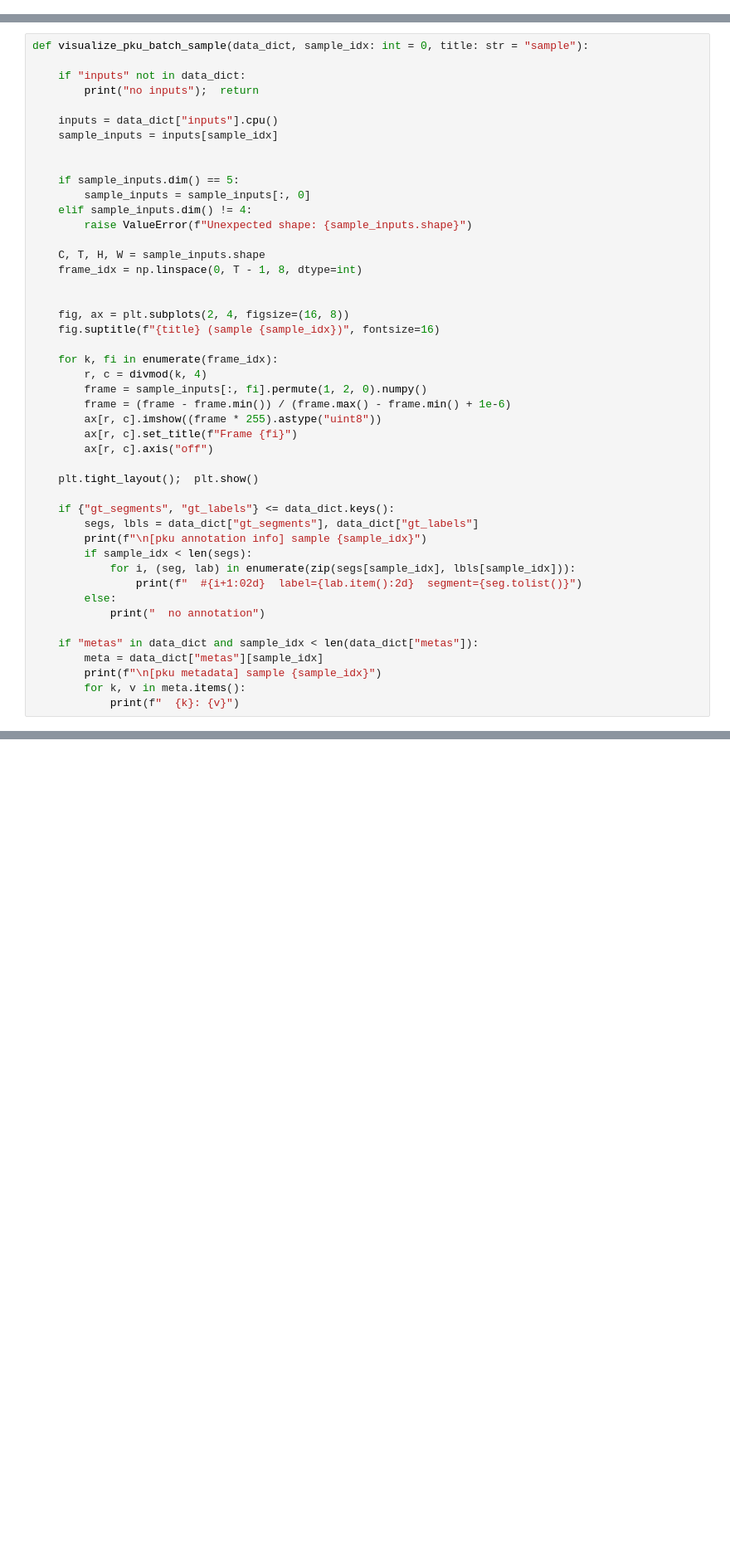
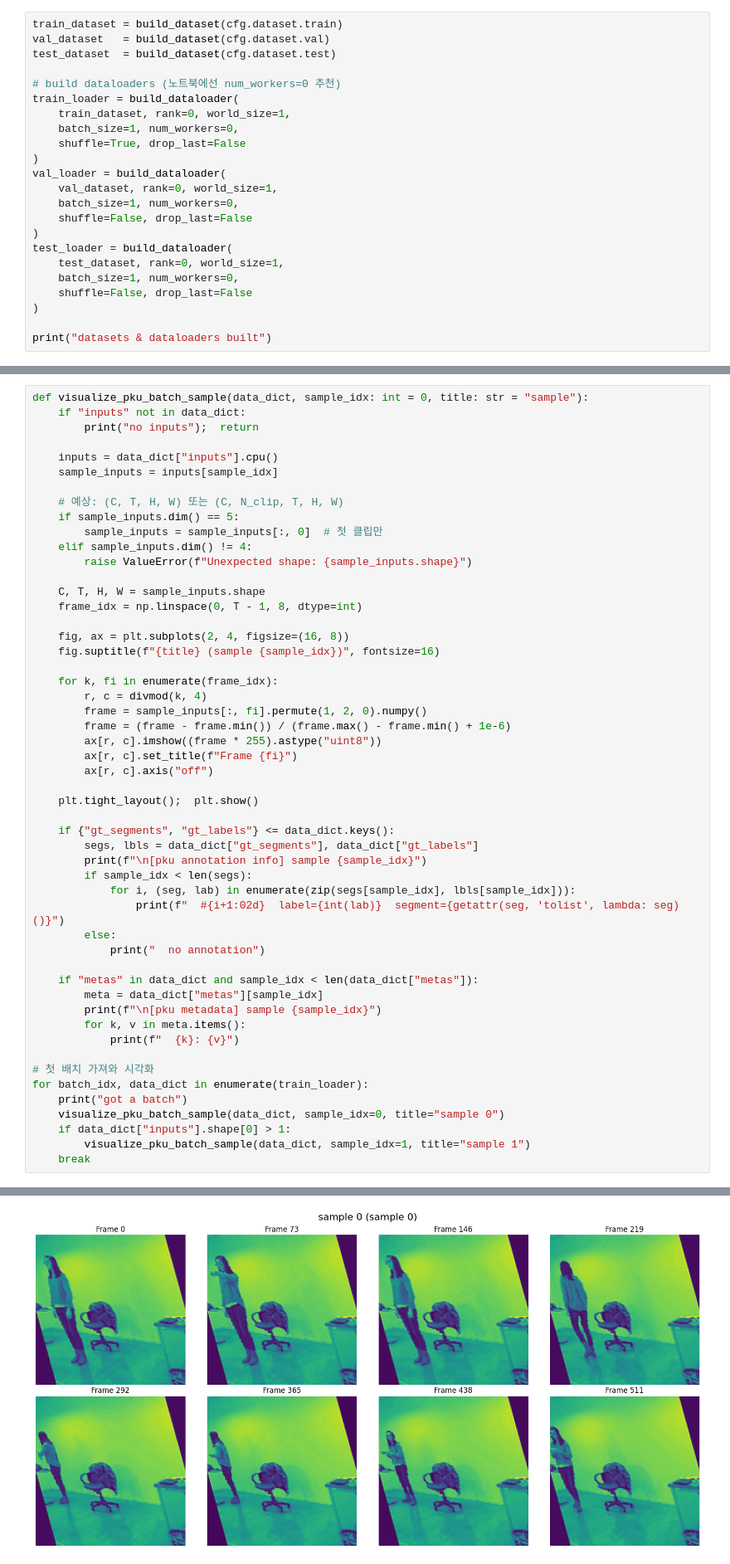
Before and after one commit to yongjoon02/openTAD, a Jupyter notebook: pku_mmd_unit_test.ipynb, the cells around one changed output, grey strips where cells are left out. Shown at 83% size. Drawn from its saved outputs; the diff is of its cells as text; blank space fills up the shorter version.

```diff
--- a/pku_mmd_unit_test.ipynb
+++ b/pku_mmd_unit_test.ipynb
@@ -64,0 +48,23 @@ training subset: 831 videos
+# %%
+train_dataset = build_dataset(cfg.dataset.train)
+val_dataset   = build_dataset(cfg.dataset.val)
+test_dataset  = build_dataset(cfg.dataset.test)
+
+# build dataloaders (노트북에선 num_workers=0 추천)
+train_loader = build_dataloader(
+    train_dataset, rank=0, world_size=1,
+    batch_size=1, num_workers=0,
+    shuffle=True, drop_last=False
+)
+val_loader = build_dataloader(
+    val_dataset, rank=0, world_size=1,
+    batch_size=1, num_workers=0,
+    shuffle=False, drop_last=False
+)
+test_loader = build_dataloader(
+    test_dataset, rank=0, world_size=1,
+    batch_size=1, num_workers=0,
+    shuffle=False, drop_last=False
+)
+
+print("datasets & dataloaders built")
@@ -177,21 +190,19 @@ metas: {'video_name': '0002-L', 'data_path': 'F:/dataset/pku-mmd/rgb', 'fps': 30
 # %%
 def visualize_pku_batch_sample(data_dict, sample_idx: int = 0, title: str = "sample"):
-
     if "inputs" not in data_dict:
         print("no inputs");  return
 
     inputs = data_dict["inputs"].cpu()
     sample_inputs = inputs[sample_idx]
 
-
+    # 예상: (C, T, H, W) 또는 (C, N_clip, T, H, W)
     if sample_inputs.dim() == 5:
-        sample_inputs = sample_inputs[:, 0]
+        sample_inputs = sample_inputs[:, 0]  # 첫 클립만
     elif sample_inputs.dim() != 4:
         raise ValueError(f"Unexpected shape: {sample_inputs.shape}")
 
     C, T, H, W = sample_inputs.shape
     frame_idx = np.linspace(0, T - 1, 8, dtype=int)
-
 
     fig, ax = plt.subplots(2, 4, figsize=(16, 8))
     fig.suptitle(f"{title} (sample {sample_idx})", fontsize=16)
@@ -211,7 +222,7 @@ def visualize_pku_batch_sample(data_dict, sample_idx: int = 0, title: str = "sam
         print(f"\n[pku annotation info] sample {sample_idx}")
         if sample_idx < len(segs):
             for i, (seg, lab) in enumerate(zip(segs[sample_idx], lbls[sample_idx])):
-                print(f"  #{i+1:02d}  label={lab.item():2d}  segment={seg.tolist()}")
+                print(f"  #{i+1:02d}  label={int(lab)}  segment={getattr(seg, 'tolist', lambda: seg)()}")
         else:
             print("  no annotation")
 
@@ -220,3 +231,12 @@ def visualize_pku_batch_sample(data_dict, sample_idx: int = 0, title: str = "sam
         print(f"\n[pku metadata] sample {sample_idx}")
         for k, v in meta.items():
             print(f"  {k}: {v}")
+
+# 첫 배치 가져와 시각화
+for batch_idx, data_dict in enumerate(train_loader):
+    print("got a batch")
+    visualize_pku_batch_sample(data_dict, sample_idx=0, title="sample 0")
+    if data_dict["inputs"].shape[0] > 1:
+        visualize_pku_batch_sample(data_dict, sample_idx=1, title="sample 1")
+    break
+# %% [output]
@@ -222,0 +244 @@ def visualize_pku_batch_sample(data_dict, sample_idx: int = 0, title: str = "sam
+[figure, added]
```
Also changed, not shown: parts of 11 cells of this notebook, 7 other files.
